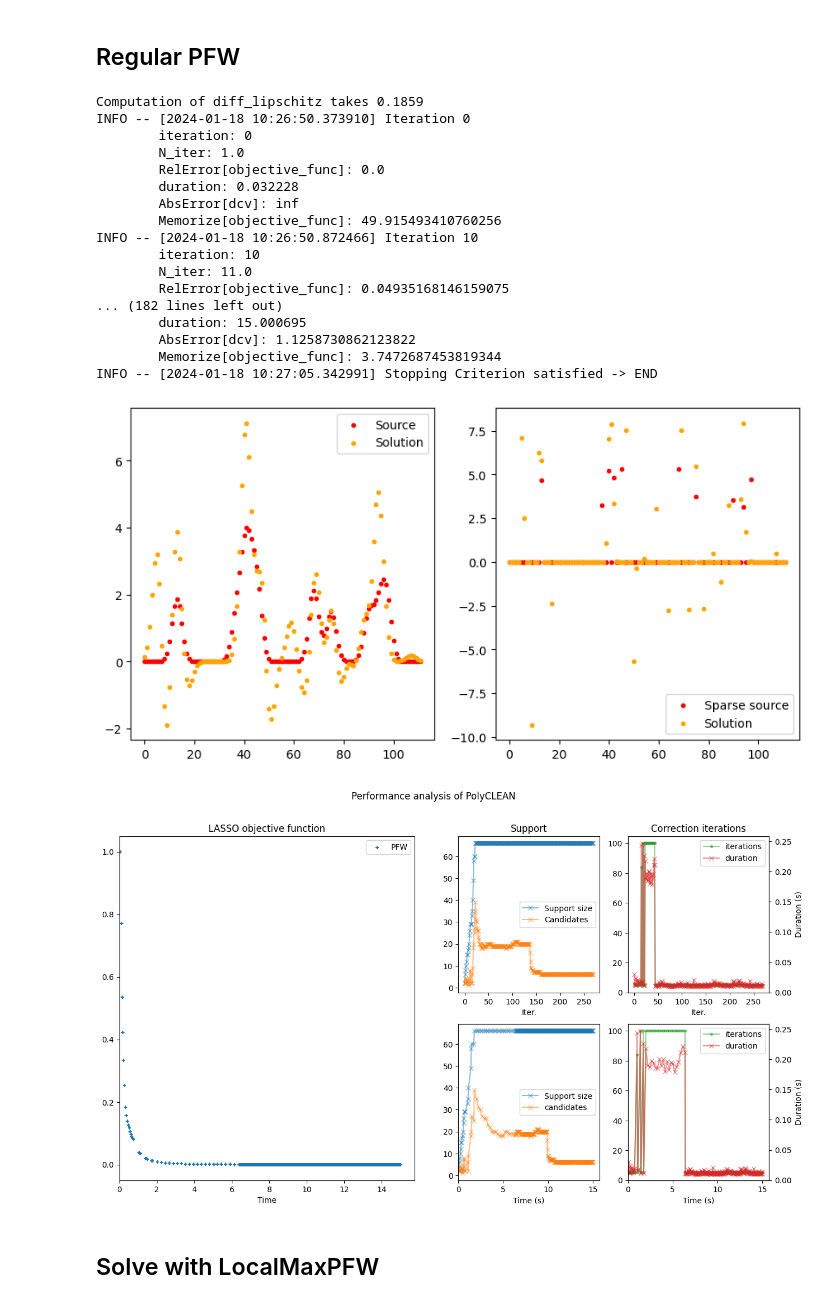
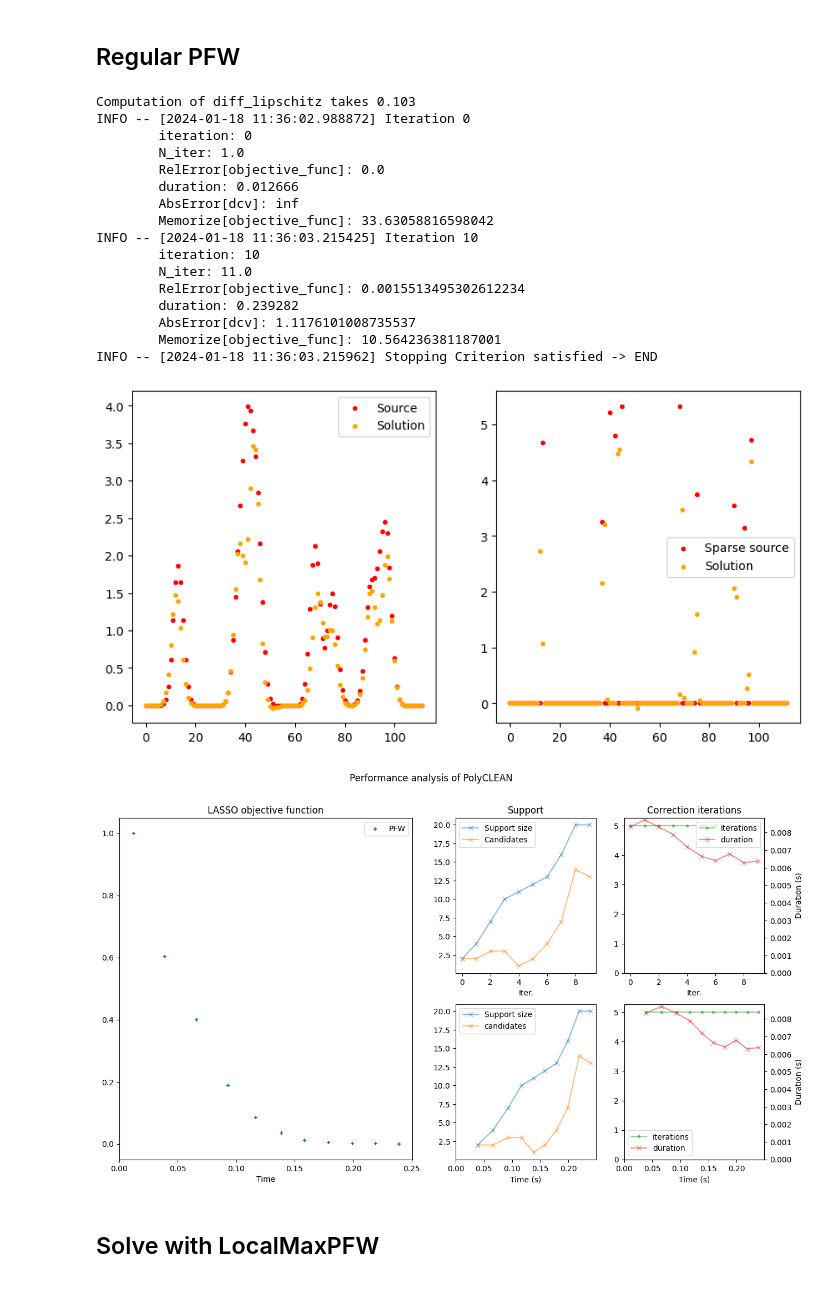
Before and after one commit to AdriaJ/pyfw-lasso, a Jupyter notebook: dev/localmax.ipynb, the cells around one changed output. Cells and saved outputs as stored; diff of their text form; code cells hidden in the pictures.

```diff
--- a/dev/localmax.ipynb
+++ b/dev/localmax.ipynb
@@ -18,7 +18,7 @@ rng = np.random.default_rng(seed)
 N = 100
 k = 10
 L = 3 * k
-psnrdb = 10
+psnrdb = 20
 
 sigma = 2
 Nl = N + 6 * int(sigma)
@@ -66,10 +66,10 @@ plt.show()
 # %% [markdown]
 # Solve with PFW
 # %%
-lambda_factor = 0.01
+lambda_factor = 0.1
 lambda_ = lambda_factor * np.max(np.abs(d))
 
-eps = 1e-5
+eps = 1e-2
 min_iterations = 10
 
 # plot dual certificate at beginning
@@ -104,47 +104,44 @@ pfw = pyfwl.PFWLasso(y, fOp, lambda_,
                      final_correction_prec=eps)
 
 pfw.fit(stop_crit=stop_crit, verbose=50,
-        # diff_lipschitz=lip**2,
-        # positivity_constraint=True,
         precision_rule=lambda k : 10**(-k/10))
 # %% [output]
-Computation of diff_lipschitz takes 0.1859
-INFO -- [2024-01-18 10:26:50.373910] Iteration 0
+Computation of diff_lipschitz takes 0.103
+INFO -- [2024-01-18 11:36:02.988872] Iteration 0
         iteration: 0
         N_iter: 1.0
         RelError[objective_func]: 0.0
-        duration: 0.032228
+        duration: 0.012666
         AbsError[dcv]: inf
-        Memorize[objective_func]: 49.915493410760256
-INFO -- [2024-01-18 10:26:50.872466] Iteration 10
+        Memorize[objective_func]: 33.63058816598042
+INFO -- [2024-01-18 11:36:03.215425] Iteration 10
         iteration: 10
         N_iter: 11.0
-        RelError[objective_func]: 0.04935168146159075
-... (182 lines left out)
-        duration: 15.000695
-        AbsError[dcv]: 1.1258730862123822
-        Memorize[objective_func]: 3.7472687453819344
-INFO -- [2024-01-18 10:27:05.342991] Stopping Criterion satisfied -> END
+        RelError[objective_func]: 0.0015513495302612234
+        duration: 0.239282
+        AbsError[dcv]: 1.1176101008735537
+        Memorize[objective_func]: 10.564236381187001
+INFO -- [2024-01-18 11:36:03.215962] Stopping Criterion satisfied -> END
 # %%
-sol = pfw.stats()[0]['x']
+solpfw = pfw.stats()[0]['x']
 
 plt.figure(figsize=(10, 5))
 plt.subplot(121)
 plt.scatter(np.arange(Nl), g, marker='.', color='r', label="Source")
-plt.scatter(np.arange(Nl), convop(sol), marker='.', color='orange', label="Solution")
+plt.scatter(np.arange(Nl), convop(solpfw), marker='.', color='orange', label="Solution")
 plt.legend()
 
 plt.subplot(122)
 plt.scatter(np.arange(Nl), x, marker='.', color='r', label="Sparse source")
-plt.scatter(np.arange(Nl), sol, marker='.', color='orange', label="Solution")
+plt.scatter(np.arange(Nl), solpfw, marker='.', color='orange', label="Solution")
 plt.legend()
 plt.show()
 # %% [output]
-[figure, old version]
+[figure, new version]
 # %%
 pfw.diagnostics()
 # %% [output]
-[figure, old version]
+[figure, new version]
 # %% [markdown]
 ## Solve with LocalMaxPFW
 # %%
```
Also changed, not shown: parts of 14 cells of this notebook, 2 other files.
